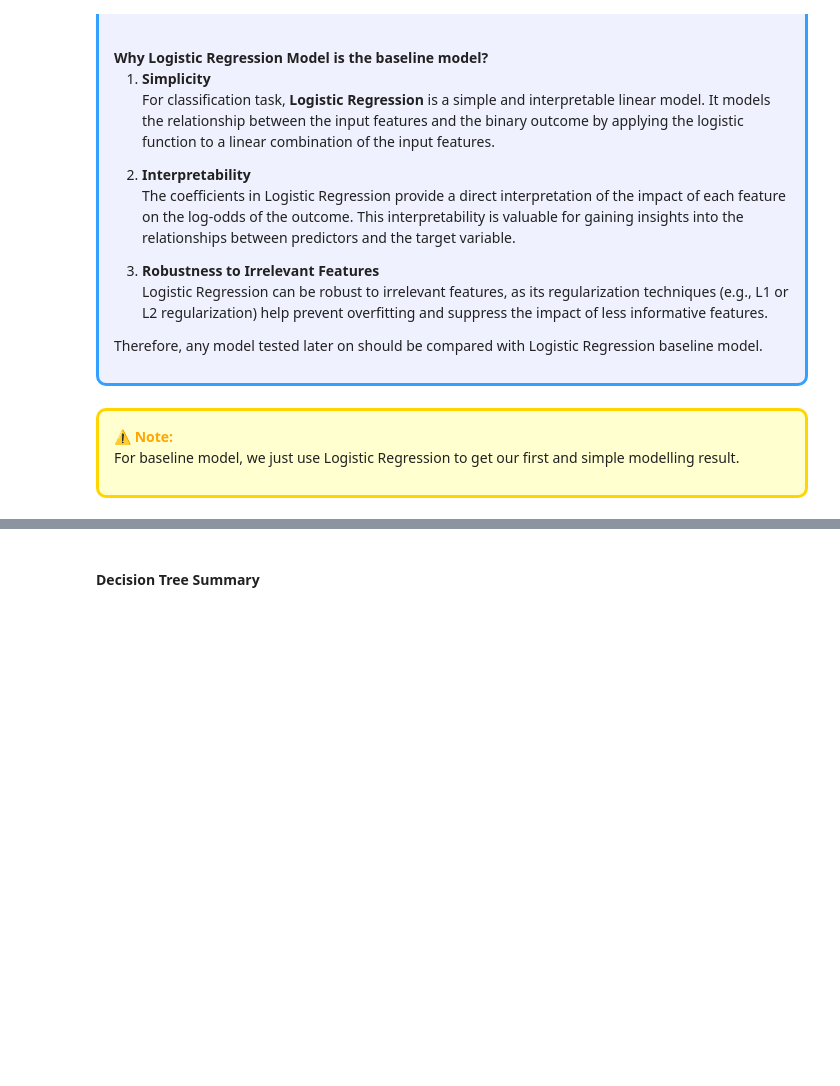
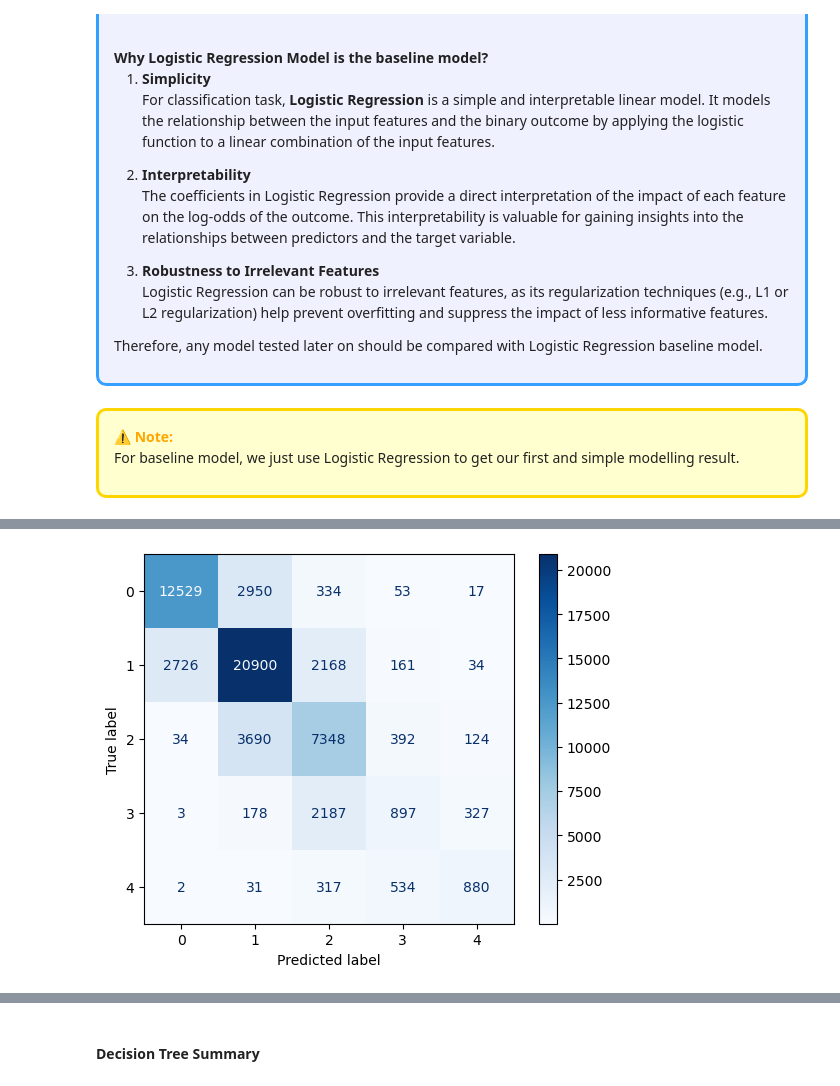
Before and after one commit to anthonynamnam/brainstation_capstone, a Jupyter notebook: Notebooks/model-development.ipynb, the cells around one changed output, grey strips where cells are left out. Cells and saved outputs as stored; diff of their text form; code cells hidden in the pictures; blank space fills up the shorter version.

```diff
--- a/Notebooks/model-development.ipynb
+++ b/Notebooks/model-development.ipynb
@@ -1789,0 +1990,5 @@ actual_5         35        281       3495       5287       8540
+# %%
+# Plot the confusion matrix
+logit.show_confusion_matrix()
+# %% [output]
+[figure, added]
```
Also changed, not shown: parts of 386 cells of this notebook.
